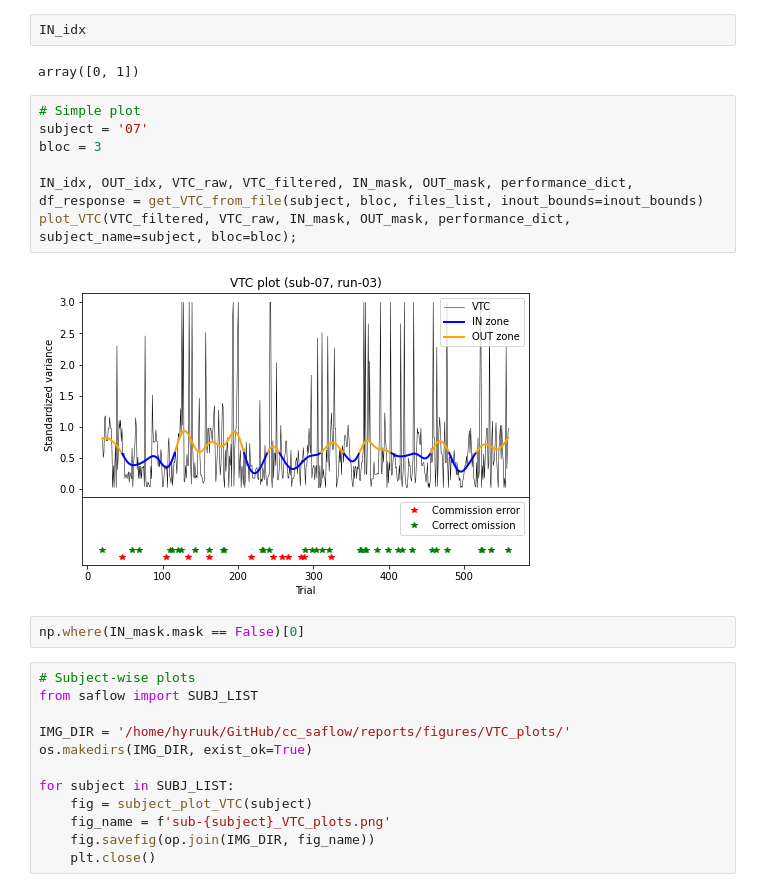
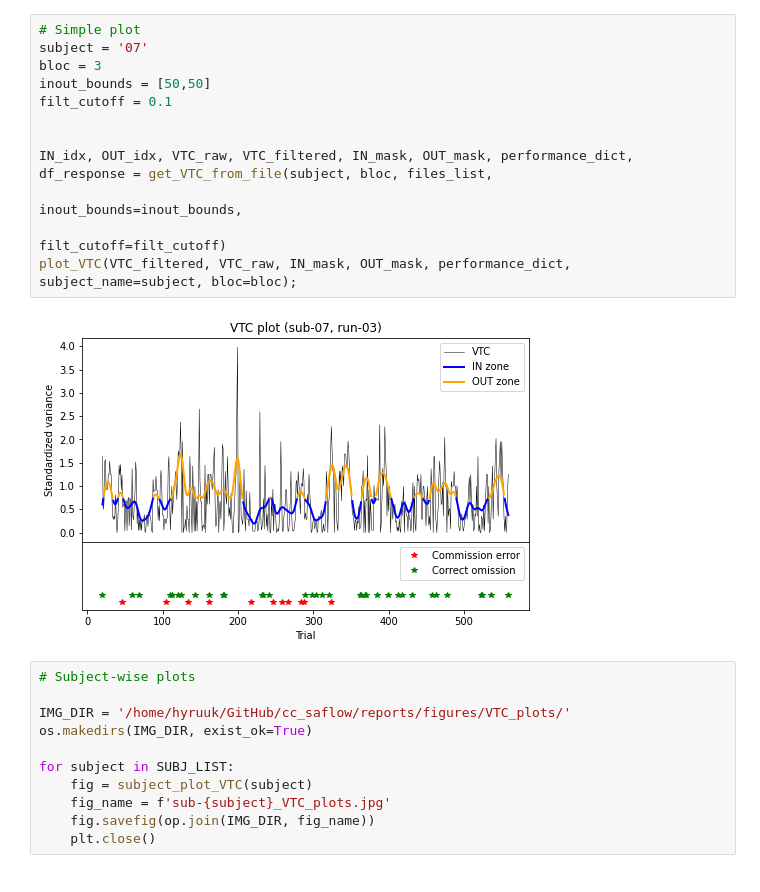
Before and after one commit to hyruuk/cc_saflow, a Jupyter notebook: notebooks/behavior_analysis.ipynb, the cells around one changed output. Drawn from its saved outputs; the diff is of its cells as text.

```diff
--- a/notebooks/behavior_analysis.ipynb
+++ b/notebooks/behavior_analysis.ipynb
@@ -223,28 +369,26 @@ IN_idx = np.where(IN_mask.mask == False)[0]
-# %%
-IN_idx
-# %% [output]
-array([0, 1])
 # %%
 # Simple plot
 subject = '07'
 bloc = 3
+inout_bounds = [50,50]
+filt_cutoff = 0.1
 
-IN_idx, OUT_idx, VTC_raw, VTC_filtered, IN_mask, OUT_mask, performance_dict, df_response = get_VTC_from_file(subject, bloc, files_list, inout_bounds=inout_bounds)
+
+IN_idx, OUT_idx, VTC_raw, VTC_filtered, IN_mask, OUT_mask, performance_dict, df_response = get_VTC_from_file(subject, bloc, files_list,
+                                                                                                             inout_bounds=inout_bounds,
+                                                                                                             filt_cutoff=filt_cutoff)
 plot_VTC(VTC_filtered, VTC_raw, IN_mask, OUT_mask, performance_dict, subject_name=subject, bloc=bloc);
 # %% [output]
-[figure, old version]
+[figure, new version]
-# %%
-np.where(IN_mask.mask == False)[0]
 # %%
 # Subject-wise plots
-from saflow import SUBJ_LIST
 
 IMG_DIR = '/home/hyruuk/GitHub/cc_saflow/reports/figures/VTC_plots/'
 os.makedirs(IMG_DIR, exist_ok=True)
 
 for subject in SUBJ_LIST:
     fig = subject_plot_VTC(subject)
-    fig_name = f'sub-{subject}_VTC_plots.png'
+    fig_name = f'sub-{subject}_VTC_plots.jpg'
     fig.savefig(op.join(IMG_DIR, fig_name))
     plt.close()
 # %%
```
Also changed, not shown: parts of 10 cells of this notebook.
